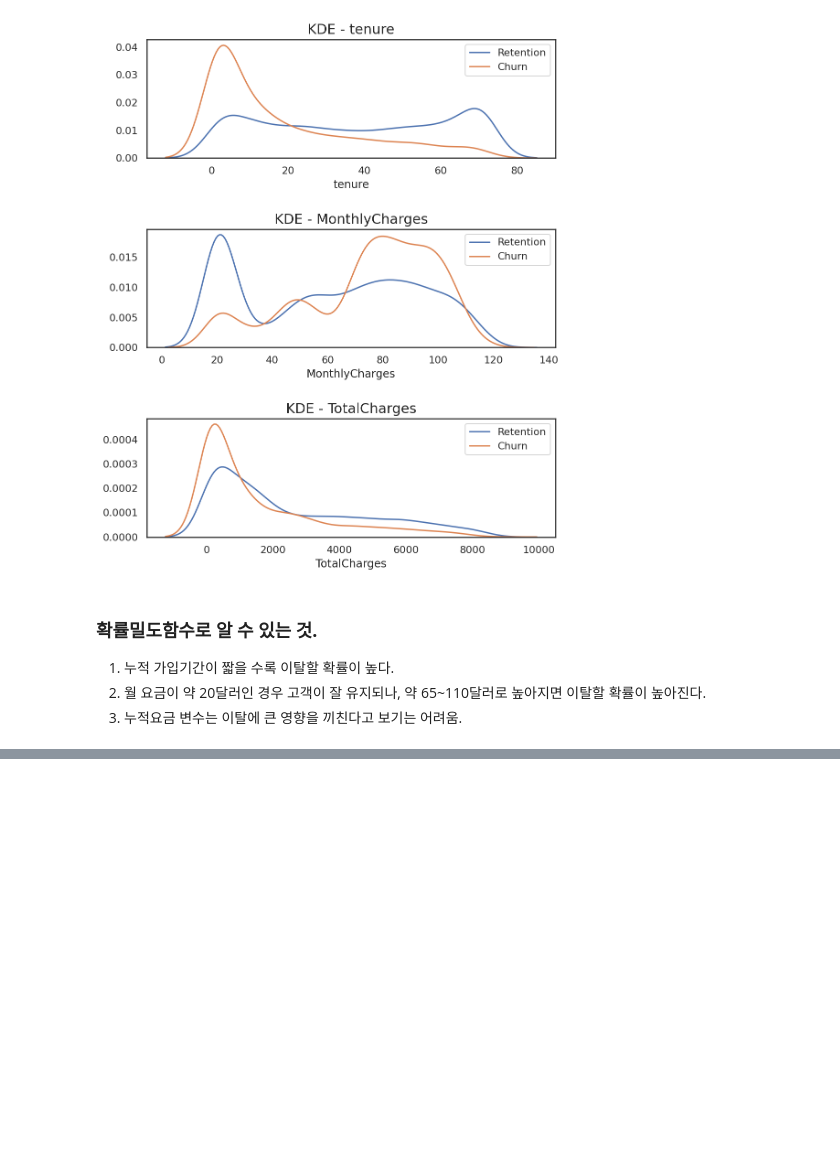
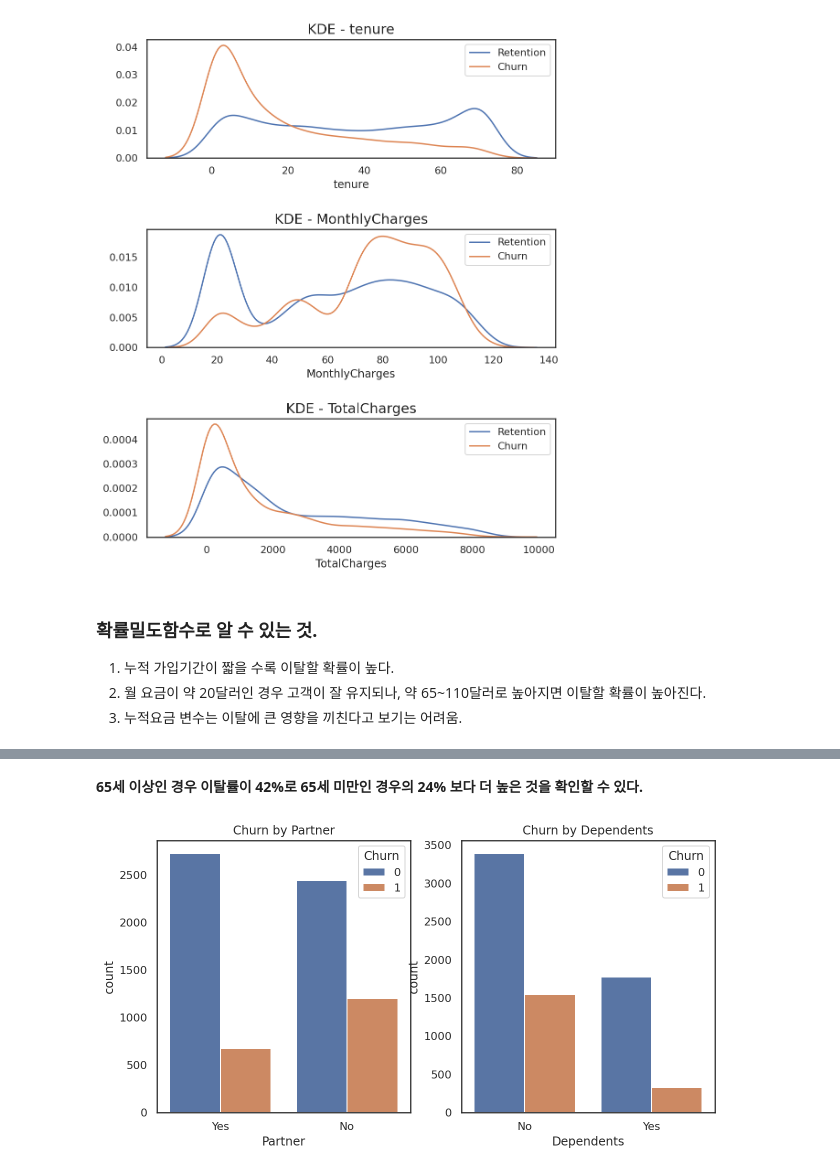
Before and after one commit to maengg/Customer_churn, a Jupyter notebook: Customer_churn.ipynb, the cells around one changed output, grey strips where cells are left out. Cells and saved outputs as stored; diff of their text form; code cells hidden in the pictures; blank space fills up the shorter version.

```diff
--- a/Customer_churn.ipynb
+++ b/Customer_churn.ipynb
@@ -210,0 +273,16 @@ plt.show()
+# %% [markdown]
+**65세 이상인 경우 이탈률이 42%로 65세 미만인 경우의 24% 보다 더 높은 것을 확인할 수 있다.**
+# %%
+# Partner, Dependents
+
+fig, ax = plt.subplots(1,2,figsize=(10,5))
+
+sns.countplot('Partner', hue='Churn', data=df, ax=ax[0])
+ax[0].set_title('Churn by Partner')
+
+sns.countplot('Dependents', hue='Churn', data=df, ax=ax[1])
+ax[1].set_title('Churn by Dependents')
+
+plt.show()
+# %% [output]
+[figure, added]
```
Also changed, not shown: parts of 18 cells of this notebook.
